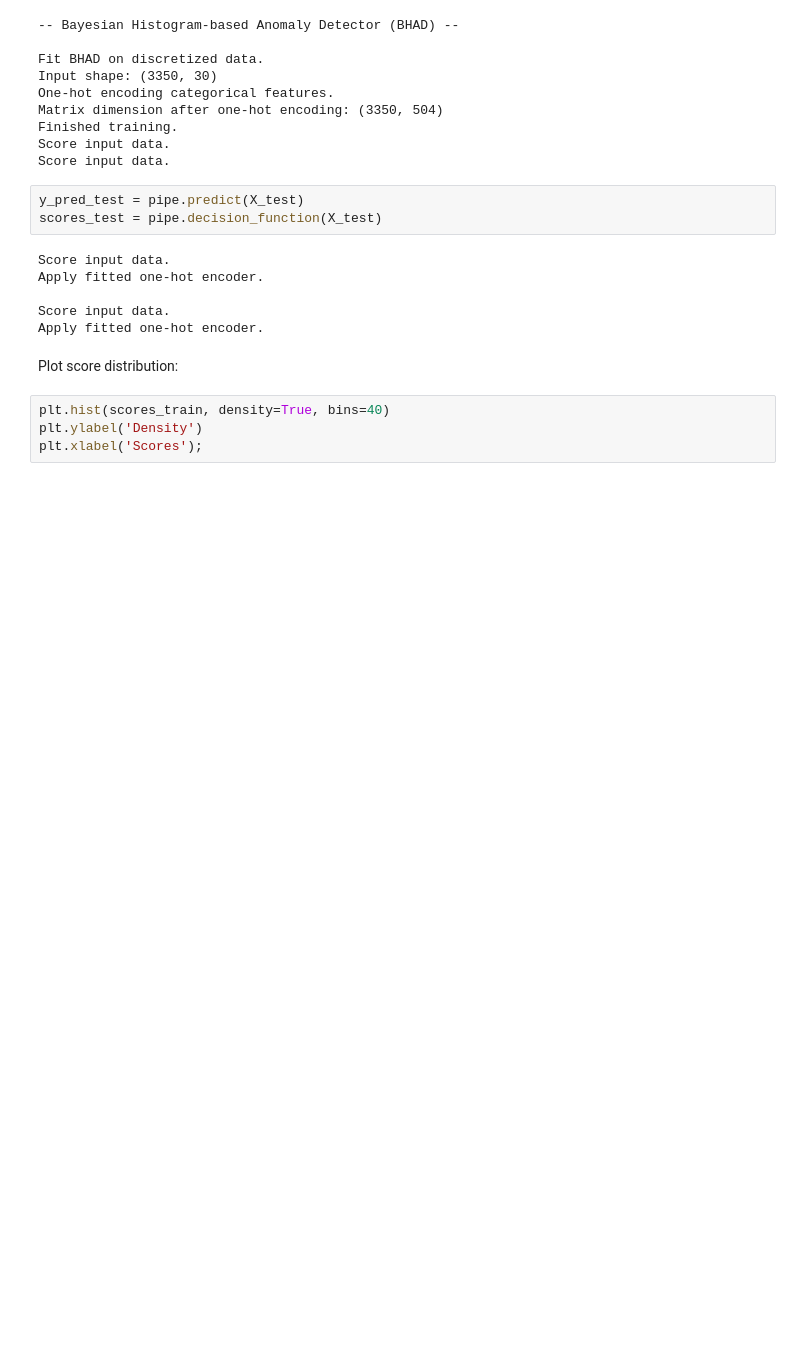
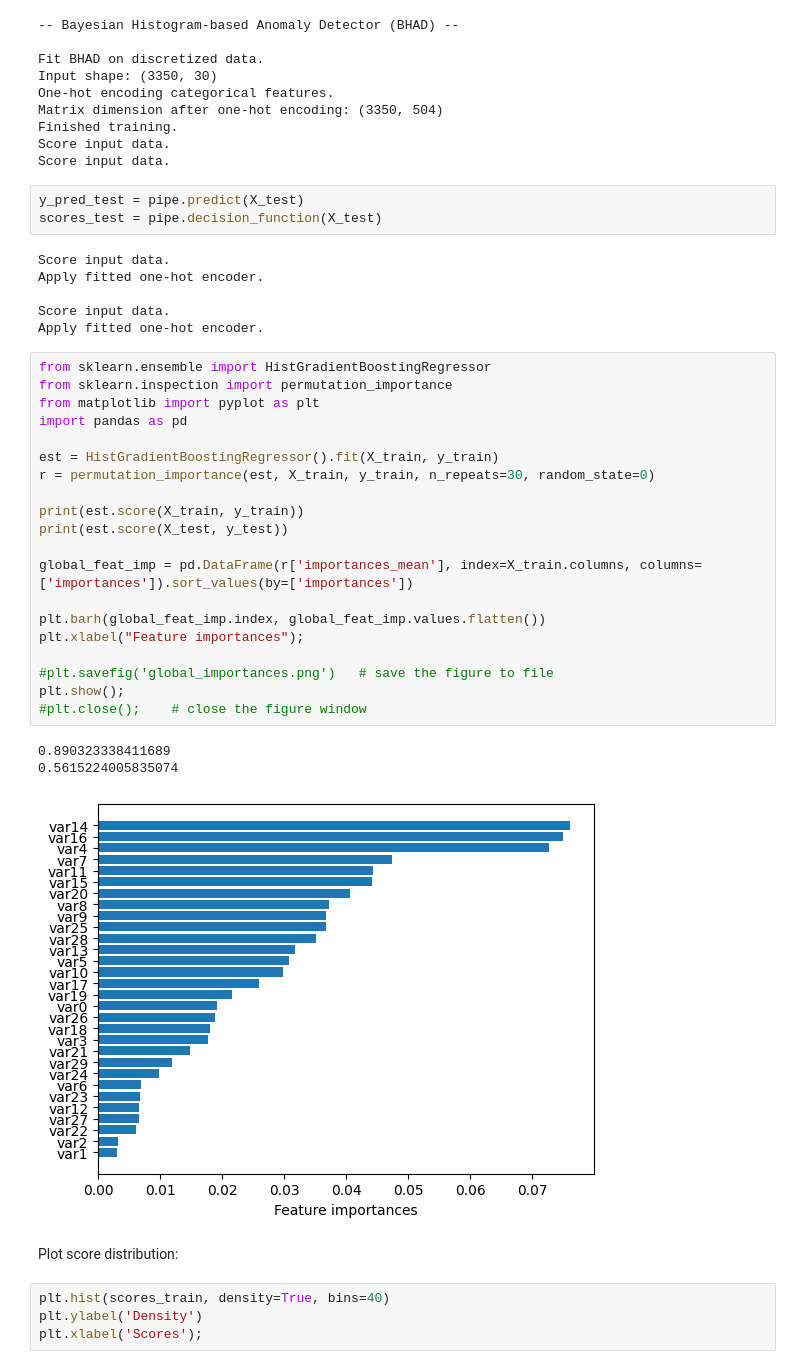
Before and after one commit to AVoss84/bhad, a Jupyter notebook: src/notebooks/Toy_Example.ipynb, the cells around one changed output. Saved outputs shown, nothing was run; the diff lists cells and outputs as text; blank space fills up the shorter version.

Commit message:
compare with permutation imp

```diff
--- a/src/notebooks/Toy_Example.ipynb
+++ b/src/notebooks/Toy_Example.ipynb
@@ -126,6 +126,30 @@ Apply fitted one-hot encoder.
 
 Score input data.
 Apply fitted one-hot encoder.
+# %%
+from sklearn.ensemble import HistGradientBoostingRegressor
+from sklearn.inspection import permutation_importance
+from matplotlib import pyplot as plt
+import pandas as pd
+
+est = HistGradientBoostingRegressor().fit(X_train, y_train)
+r = permutation_importance(est, X_train, y_train, n_repeats=30, random_state=0)
+
+print(est.score(X_train, y_train))
+print(est.score(X_test, y_test))
+
+global_feat_imp = pd.DataFrame(r['importances_mean'], index=X_train.columns, columns=['importances']).sort_values(by=['importances'])
+
+plt.barh(global_feat_imp.index, global_feat_imp.values.flatten())
+plt.xlabel("Feature importances");
+
+#plt.savefig('global_importances.png')   # save the figure to file
+plt.show();
+#plt.close();    # close the figure window
+# %% [output]
+0.890323338411689
+0.5615224005835074
+[figure, added]
 # %% [markdown]
 Plot score distribution:
 # %%
```
Also changed, not shown: parts of 1 cell of this notebook, 1 other file.
